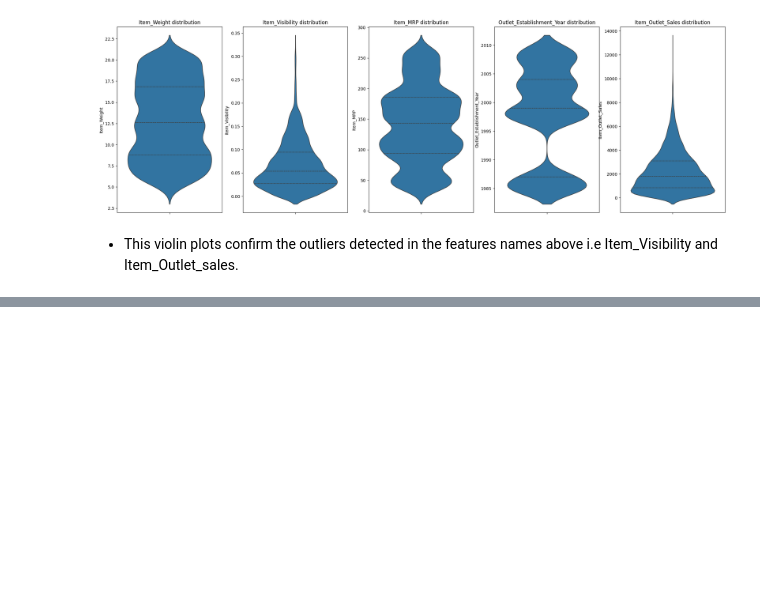
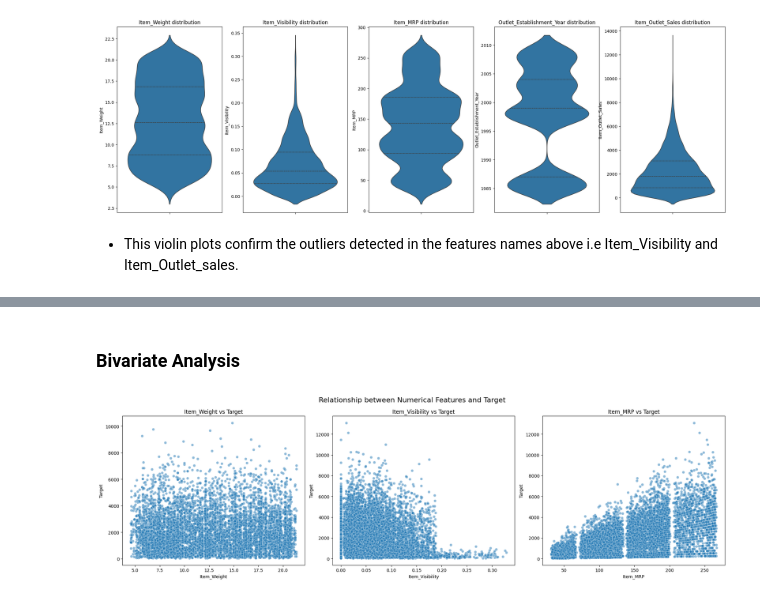
Before and after one commit to Tracy-teb/bigmart_sales_prediction_project, a Jupyter notebook: ml_salespred.ipynb, the cells around one changed output, grey strips where cells are left out. Drawn from its saved outputs; the diff is of its cells as text; code cells hidden in the pictures; blank space fills up the shorter version.

Commit message:
Bivariate analysis

```diff
--- a/ml_salespred.ipynb
+++ b/ml_salespred.ipynb
@@ -291,0 +352,19 @@ for index, col in enumerate(numeric_cols):
+# %% [markdown]
+### Bivariate Analysis
+# %%
+#numerical
+target = 'Item_Outlet_Sales'
+# %%
+fig, ax = plt.subplots(nrows=1, ncols=3, figsize=(20, 6))
+fig.suptitle('Relationship between Numerical Features and Target', fontsize=16)
+
+for index, col in enumerate(['Item_Weight', 'Item_Visibility', 'Item_MRP']):
+    sns.scatterplot(data=train, x=col, y=target, ax=ax[index], alpha=0.5)
+    ax[index].set_title(f'{col} vs Target')
+    ax[index].set_xlabel(col)
+    ax[index].set_ylabel('Target')
+
+plt.tight_layout()
+plt.show()
+# %% [output]
+[figure, added]
```
Also changed, not shown: parts of 10 cells of this notebook.
